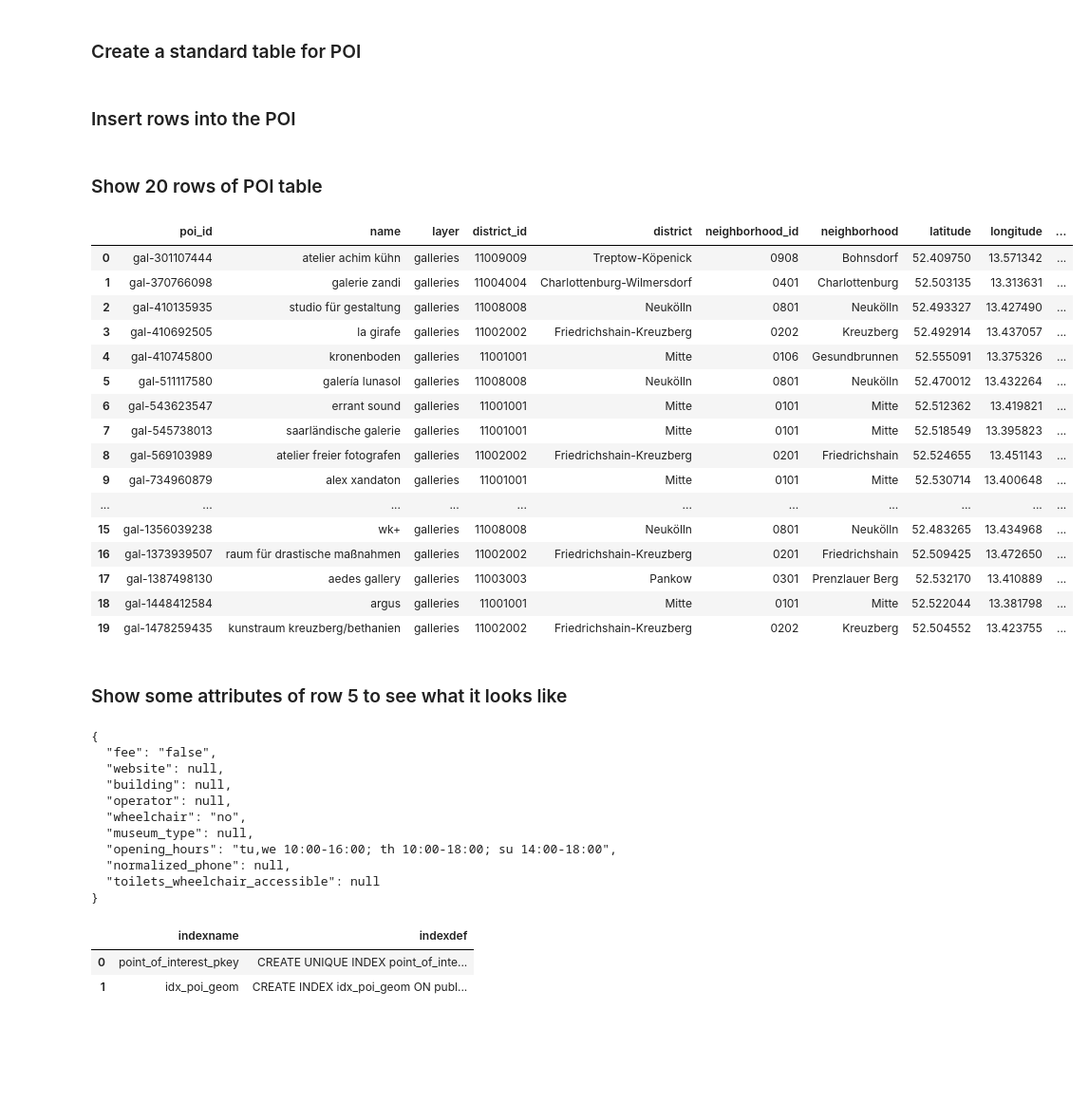
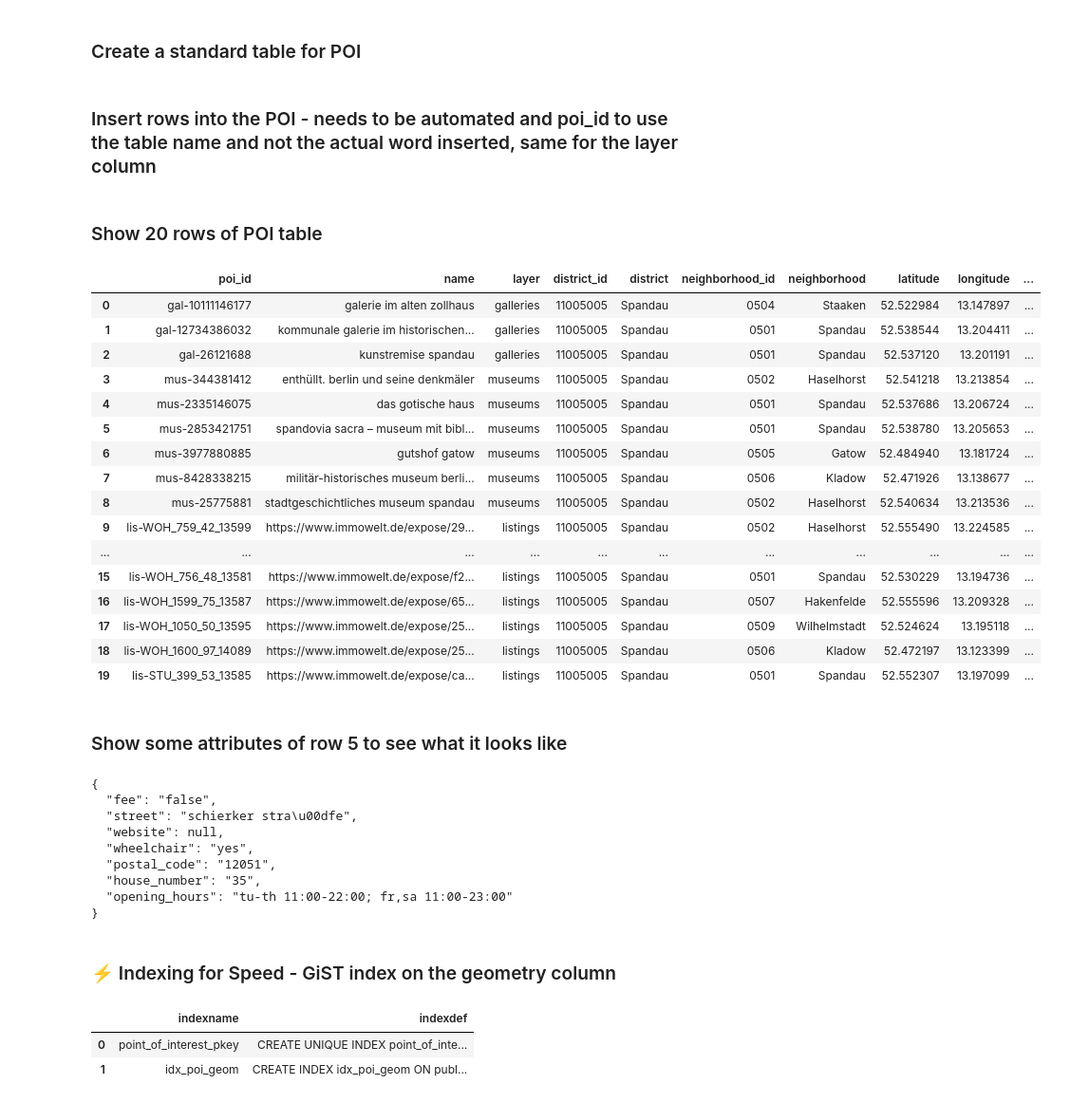
Before and after one commit to Nigar1209/berlin-poi-osm-pipeline, a Jupyter notebook: unified_tables/poi_combined.ipynb, the cells around one changed output. Shown: that part at 95% size. Drawn from its saved outputs; the diff is of its cells as text; code cells hidden in the pictures; blank space fills up the shorter version.

```diff
--- a/unified_tables/poi_combined.ipynb
+++ b/unified_tables/poi_combined.ipynb
@@ -250,7 +250,7 @@ CREATE TABLE point_of_interest (
 with engine.begin() as conn:   # begin() handles commit automatically
     conn.execute(text(query))
 # %% [markdown]
-### Insert rows into the POI
+### Insert rows into the POI - needs to be automated and poi_id to use the table name and not the actual word inserted, same for the layer column
 # %%
 insert_query = """
 INSERT INTO point_of_interest (poi_id, name, layer, district_id, district, neighborhood_id, neighborhood,
@@ -299,50 +337,51 @@ with engine.begin() as conn:
 # %%
 query = f"""
 SELECT poi_id,
     name,
     layer,
     district_id,
     district,
     neighborhood_id,
     neighborhood,
     latitude,
     longitude,
      ST_AsText(geometry) AS geom_wkt,
     attributes
 FROM point_of_interest
+WHERE district = 'Spandau'
 LIMIT 20;
 """
 
 # Execute the query
 with engine.connect() as conn:
     df= pd.read_sql(text(query), conn)
     conn.commit()  # commit the transaction
 df
 # %% [output]
 |  | poi_id | name | layer | district_id | district | neighborhood_id | neighborhood | latitude | longitude | ... |
-| 0 | gal-301107444 | atelier achim kühn | galleries | 11009009 | Treptow-Köpenick | 0908 | Bohnsdorf | 52.409750 | 13.571342 | ... |
-| 1 | gal-370766098 | galerie zandi | galleries | 11004004 | Charlottenburg-Wilmersdorf | 0401 | Charlottenburg | 52.503135 | 13.313631 | ... |
-| 2 | gal-410135935 | studio für gestaltung | galleries | 11008008 | Neukölln | 0801 | Neukölln | 52.493327 | 13.427490 | ... |
-| 3 | gal-410692505 | la girafe | galleries | 11002002 | Friedrichshain-Kreuzberg | 0202 | Kreuzberg | 52.492914 | 13.437057 | ... |
-| 4 | gal-410745800 | kronenboden | galleries | 11001001 | Mitte | 0106 | Gesundbrunnen | 52.555091 | 13.375326 | ... |
-| 5 | gal-511117580 | galería lunasol | galleries | 11008008 | Neukölln | 0801 | Neukölln | 52.470012 | 13.432264 | ... |
-| 6 | gal-543623547 | errant sound | galleries | 11001001 | Mitte | 0101 | Mitte | 52.512362 | 13.419821 | ... |
-| 7 | gal-545738013 | saarländische galerie | galleries | 11001001 | Mitte | 0101 | Mitte | 52.518549 | 13.395823 | ... |
-| 8 | gal-569103989 | atelier freier fotografen | galleries | 11002002 | Friedrichshain-Kreuzberg | 0201 | Friedrichshain | 52.524655 | 13.451143 | ... |
-| 9 | gal-734960879 | alex xandaton | galleries | 11001001 | Mitte | 0101 | Mitte | 52.530714 | 13.400648 | ... |
+| 0 | gal-10111146177 | galerie im alten zollhaus | galleries | 11005005 | Spandau | 0504 | Staaken | 52.522984 | 13.147897 | ... |
+| 1 | gal-12734386032 | kommunale galerie im historischen... | galleries | 11005005 | Spandau | 0501 | Spandau | 52.538544 | 13.204411 | ... |
+| 2 | gal-26121688 | kunstremise spandau | galleries | 11005005 | Spandau | 0501 | Spandau | 52.537120 | 13.201191 | ... |
+| 3 | mus-344381412 | enthüllt. berlin und seine denkmäler | museums | 11005005 | Spandau | 0502 | Haselhorst | 52.541218 | 13.213854 | ... |
+| 4 | mus-2335146075 | das gotische haus | museums | 11005005 | Spandau | 0501 | Spandau | 52.537686 | 13.206724 | ... |
+| 5 | mus-2853421751 | spandovia sacra – museum mit bibl... | museums | 11005005 | Spandau | 0501 | Spandau | 52.538780 | 13.205653 | ... |
+| 6 | mus-3977880885 | gutshof gatow | museums | 11005005 | Spandau | 0505 | Gatow | 52.484940 | 13.181724 | ... |
+| 7 | mus-8428338215 | militär-historisches museum berli... | museums | 11005005 | Spandau | 0506 | Kladow | 52.471926 | 13.138677 | ... |
+| 8 | mus-25775881 | stadtgeschichtliches museum spandau | museums | 11005005 | Spandau | 0502 | Haselhorst | 52.540634 | 13.213536 | ... |
+| 9 | lis-WOH_759_42_13599 | https://www.immowelt.de/expose/29... | listings | 11005005 | Spandau | 0502 | Haselhorst | 52.555490 | 13.224585 | ... |
 | ... | ... | ... | ... | ... | ... | ... | ... | ... | ... | ... |
-| 15 | gal-1356039238 | wk+ | galleries | 11008008 | Neukölln | 0801 | Neukölln | 52.483265 | 13.434968 | ... |
-| 16 | gal-1373939507 | raum für drastische maßnahmen | galleries | 11002002 | Friedrichshain-Kreuzberg | 0201 | Friedrichshain | 52.509425 | 13.472650 | ... |
-| 17 | gal-1387498130 | aedes gallery | galleries | 11003003 | Pankow | 0301 | Prenzlauer Berg | 52.532170 | 13.410889 | ... |
-| 18 | gal-1448412584 | argus | galleries | 11001001 | Mitte | 0101 | Mitte | 52.522044 | 13.381798 | ... |
-| 19 | gal-1478259435 | kunstraum kreuzberg/bethanien | galleries | 11002002 | Friedrichshain-Kreuzberg | 0202 | Kreuzberg | 52.504552 | 13.423755 | ... |
+| 15 | lis-WOH_756_48_13581 | https://www.immowelt.de/expose/f2... | listings | 11005005 | Spandau | 0501 | Spandau | 52.530229 | 13.194736 | ... |
+| 16 | lis-WOH_1599_75_13587 | https://www.immowelt.de/expose/65... | listings | 11005005 | Spandau | 0507 | Hakenfelde | 52.555596 | 13.209328 | ... |
+| 17 | lis-WOH_1050_50_13595 | https://www.immowelt.de/expose/25... | listings | 11005005 | Spandau | 0509 | Wilhelmstadt | 52.524624 | 13.195118 | ... |
+| 18 | lis-WOH_1600_97_14089 | https://www.immowelt.de/expose/25... | listings | 11005005 | Spandau | 0506 | Kladow | 52.472197 | 13.123399 | ... |
+| 19 | lis-STU_399_53_13585 | https://www.immowelt.de/expose/ca... | listings | 11005005 | Spandau | 0501 | Spandau | 52.552307 | 13.197099 | ... |
 # %% [markdown]
 ### Show some attributes of row 5 to see what it looks like
 # %%
 query = f"""
 SELECT attributes
 FROM point_of_interest
-WHERE district_id = '11009009'
+
 LIMIT 20;
 """
 
@@ -355,15 +394,15 @@ print(json.dumps(df.loc[5, "attributes"], indent=2))
 # %% [output]
 {
   "fee": "false",
+  "street": "schierker stra\u00dfe",
   "website": null,
-  "building": null,
-  "operator": null,
-  "wheelchair": "no",
-  "museum_type": null,
-  "opening_hours": "tu,we 10:00-16:00; th 10:00-18:00; su 14:00-18:00",
-  "normalized_phone": null,
-  "toilets_wheelchair_accessible": null
+  "wheelchair": "yes",
+  "postal_code": "12051",
+  "house_number": "35",
+  "opening_hours": "tu-th 11:00-22:00; fr,sa 11:00-23:00"
 }
+# %% [markdown]
+### ⚡ Indexing for Speed - GiST index on the geometry column
 # %%
 query = """
 CREATE INDEX idx_poi_geom
```
Also changed, not shown: parts of 14 cells of this notebook, 2 other files.
